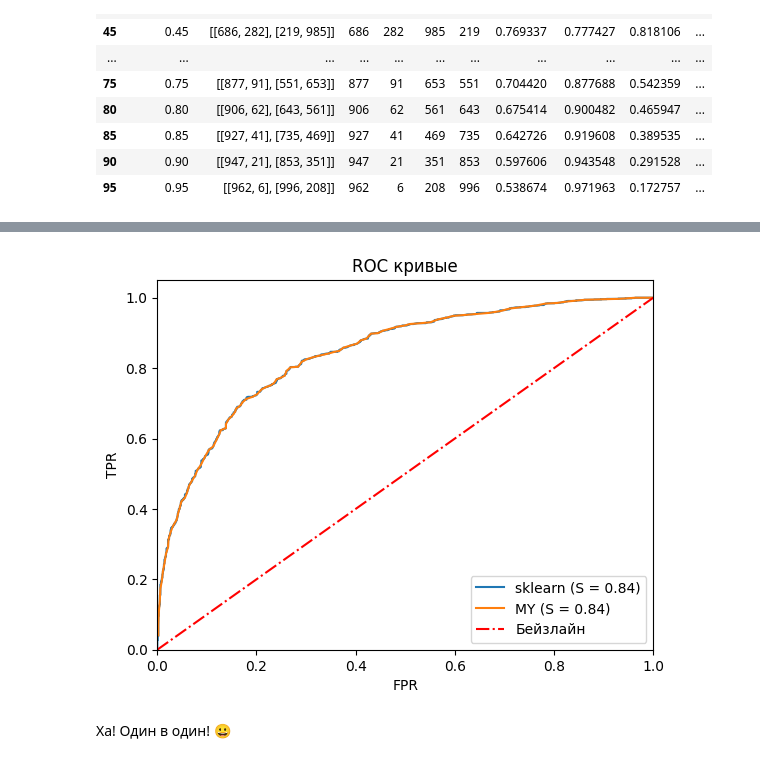
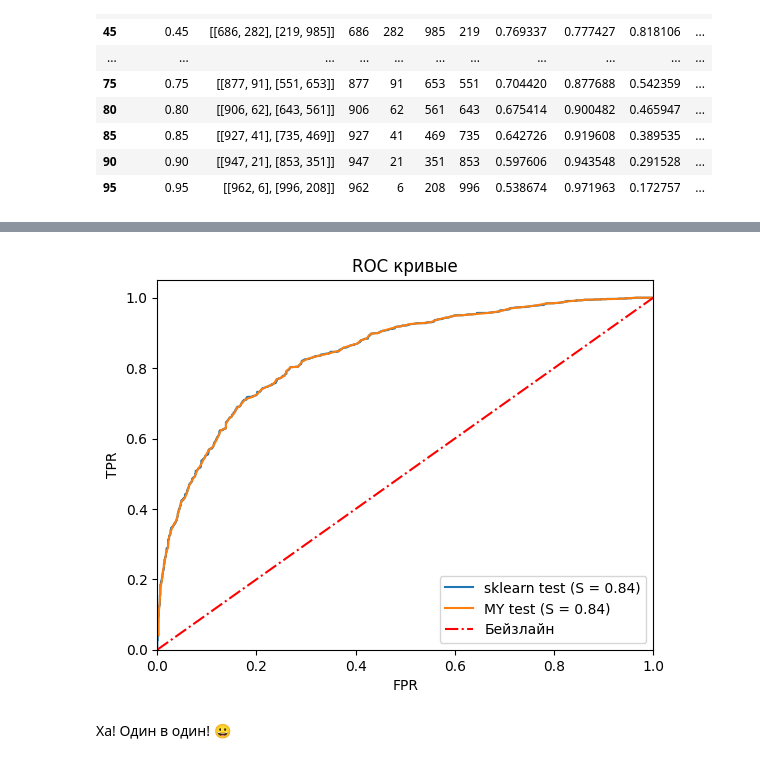
Before and after one commit to yakimanskiyav/netology_feml, a Jupyter notebook: Metrics.ipynb, the cells around one changed output, grey strips where cells are left out. Drawn from its saved outputs; the diff is of its cells as text; code cells hidden in the pictures.

```diff
--- a/Metrics.ipynb
+++ b/Metrics.ipynb
@@ -77,17 +77,28 @@ from sklearn.linear_model import LogisticRegression
 from sklearn.model_selection import train_test_split
 from sklearn.pipeline import make_pipeline
 
-X = df[['height', 'weight']]
+
+
+y_pred = df[['height', 'weight']]
 
 le = LabelEncoder()
-y = le.fit_transform(df[['sex']])
+y_real_le = le.fit_transform(df[['sex']])
 
 pipeline = make_pipeline(
     StandardScaler(),
     LogisticRegression('l2', solver='liblinear', random_state=31337)
 )
 
-X_train, X_test, y_train, y_test = train_test_split(X, y, train_size=0.8, random_state=31337)
+X_train, X_test, y_train, y_test = train_test_split(
+    y_pred,
+    y_real_le,
+    train_size=0.8,
+    random_state=31337
+)
 pipeline.fit( X_train, y_train )
+# pipeline.score(X_train, y_train), pipeline.score(X_test, y_test)
 
-pipeline.score(X_train, y_train), pipeline.score(X_test, y_test)
+predictions_proba_test = pipeline.predict_proba(X_test)
+predictions_test       = pipeline.predict(X_test)
+predictions_proba_tain = pipeline.predict_proba(X_train)
+predictions_train      = pipeline.predict(X_train)
@@ -156,24 +164,33 @@ mdf.describe()
 # %%
 from sklearn.metrics import roc_curve, auc
 sk_y_pred_proba_test = pipeline.predict_proba( X_test )
+sk_y_pred_proba_train = pipeline.predict_proba( X_train )
 
-fpr, tpr, thresholds = roc_curve(y_test, sk_y_pred_proba_test[:,1])
+fpr, tpr, thresholds    = roc_curve(y_test,  sk_y_pred_proba_test[:,1])
+fprt, tprt, thresholdst = roc_curve(y_train, sk_y_pred_proba_train[:,1])
+
 roc_auc = auc(fpr, tpr)
+roc_auct = auc(fprt, tprt)
+
 my_fpr = list(map(lambda x: x['fpr'], metrics_space))
 my_tpr = list(map(lambda x: x['tpr'], metrics_space))
 my_roc_auc = auc(my_fpr, my_tpr)
 plt.figure()
-plt.plot(fpr, tpr, label='sklearn (S = %0.2f)' % roc_auc)
-plt.plot(my_fpr, my_tpr, label='MY (S = %0.2f)' % my_roc_auc)
+plt.plot(fpr, tpr,   label='sklearn test (S = %0.2f)' % roc_auc)
+# plt.plot(fprt, tprt, label='sklearn train(S = %0.2f)' % roc_auct)
+
+# plt.plot(my_fpr, my_tpr, label='MY train (S = %0.2f)' % my_roc_auc)
+plt.plot(my_fpr, my_tpr, label='MY test (S = %0.2f)' % my_roc_auc)
+
 plt.plot([0, 1], [0, 1], 'r-.', label='Бейзлайн')
 plt.xlim([0.0, 1.0])
 plt.ylim([0.0, 1.05])
 plt.xlabel('FPR')
 plt.ylabel('TPR')
 plt.title('ROC кривые')
 plt.legend()
 plt.show()
 # %% [output]
-[figure, old version]
+[figure, new version]
 # %% [markdown]
 Ха! Один в один! 😀
```
Also changed, not shown: parts of 4 cells of this notebook.
